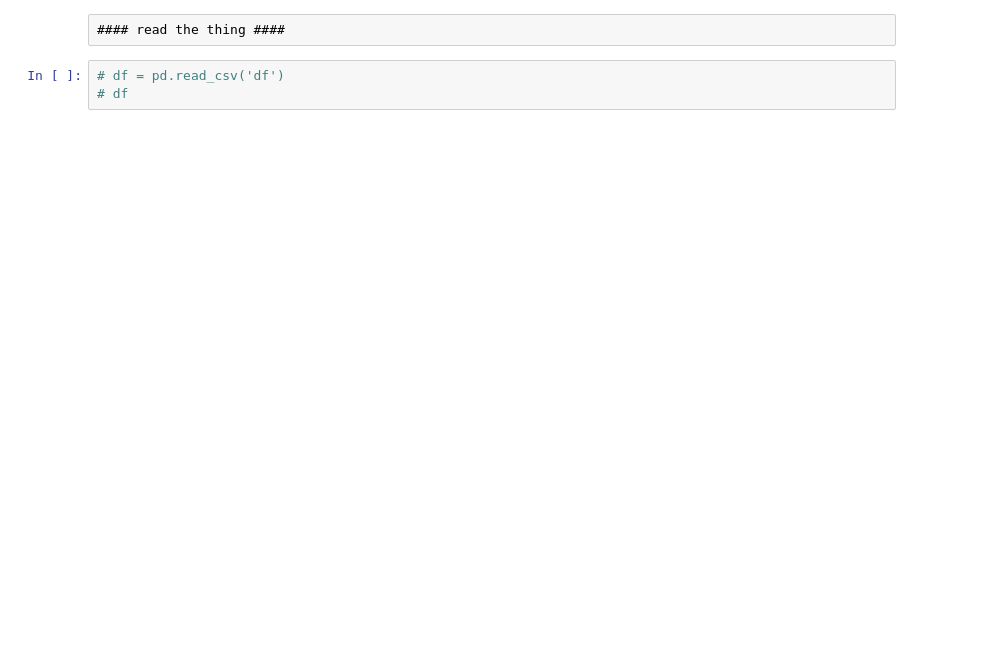
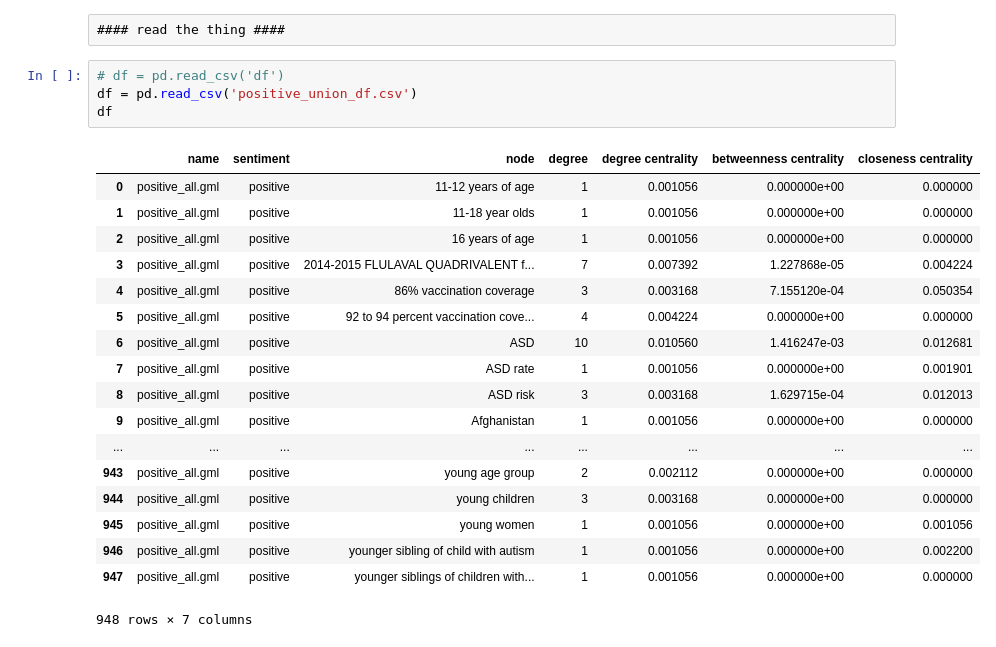
Before and after one commit to gloriakang/vax-sentiment, a Jupyter notebook: jupyter_nbs/5_node_union_df.ipynb, the cells around one changed output. Saved outputs shown, nothing was run; the diff lists cells and outputs as text; blank space fills up the shorter version.

```diff
--- a/jupyter_nbs/5_node_union_df.ipynb
+++ b/jupyter_nbs/5_node_union_df.ipynb
@@ -156,4 +167,24 @@ combined_df.to_csv('node_union_df', encoding = 'utf-8')
 #### read the thing ####
 # %%
 # df = pd.read_csv('df')
-# df
+df = pd.read_csv('positive_union_df.csv')
+df
+# %% [output]
+|  | name | sentiment | node | degree | degree centrality | betweenness centrality | closeness centrality |
+| 0 | positive_all.gml | positive | 11-12 years of age | 1 | 0.001056 | 0.000000e+00 | 0.000000 |
+| 1 | positive_all.gml | positive | 11-18 year olds | 1 | 0.001056 | 0.000000e+00 | 0.000000 |
+| 2 | positive_all.gml | positive | 16 years of age | 1 | 0.001056 | 0.000000e+00 | 0.000000 |
+| 3 | positive_all.gml | positive | 2014-2015 FLULAVAL QUADRIVALENT f... | 7 | 0.007392 | 1.227868e-05 | 0.004224 |
+| 4 | positive_all.gml | positive | 86% vaccination coverage | 3 | 0.003168 | 7.155120e-04 | 0.050354 |
+| 5 | positive_all.gml | positive | 92 to 94 percent vaccination cove... | 4 | 0.004224 | 0.000000e+00 | 0.000000 |
+| 6 | positive_all.gml | positive | ASD | 10 | 0.010560 | 1.416247e-03 | 0.012681 |
+| 7 | positive_all.gml | positive | ASD rate | 1 | 0.001056 | 0.000000e+00 | 0.001901 |
+| 8 | positive_all.gml | positive | ASD risk | 3 | 0.003168 | 1.629715e-04 | 0.012013 |
+| 9 | positive_all.gml | positive | Afghanistan | 1 | 0.001056 | 0.000000e+00 | 0.000000 |
+| ... | ... | ... | ... | ... | ... | ... | ... |
+| 943 | positive_all.gml | positive | young age group | 2 | 0.002112 | 0.000000e+00 | 0.000000 |
+| 944 | positive_all.gml | positive | young children | 3 | 0.003168 | 0.000000e+00 | 0.000000 |
+| 945 | positive_all.gml | positive | young women | 1 | 0.001056 | 0.000000e+00 | 0.001056 |
+| 946 | positive_all.gml | positive | younger sibling of child with autism | 1 | 0.001056 | 0.000000e+00 | 0.002200 |
+| 947 | positive_all.gml | positive | younger siblings of children with... | 1 | 0.001056 | 0.000000e+00 | 0.000000 |
+948 rows × 7 columns
```
Also changed, not shown: parts of 8 cells of this notebook, 18 other files.
